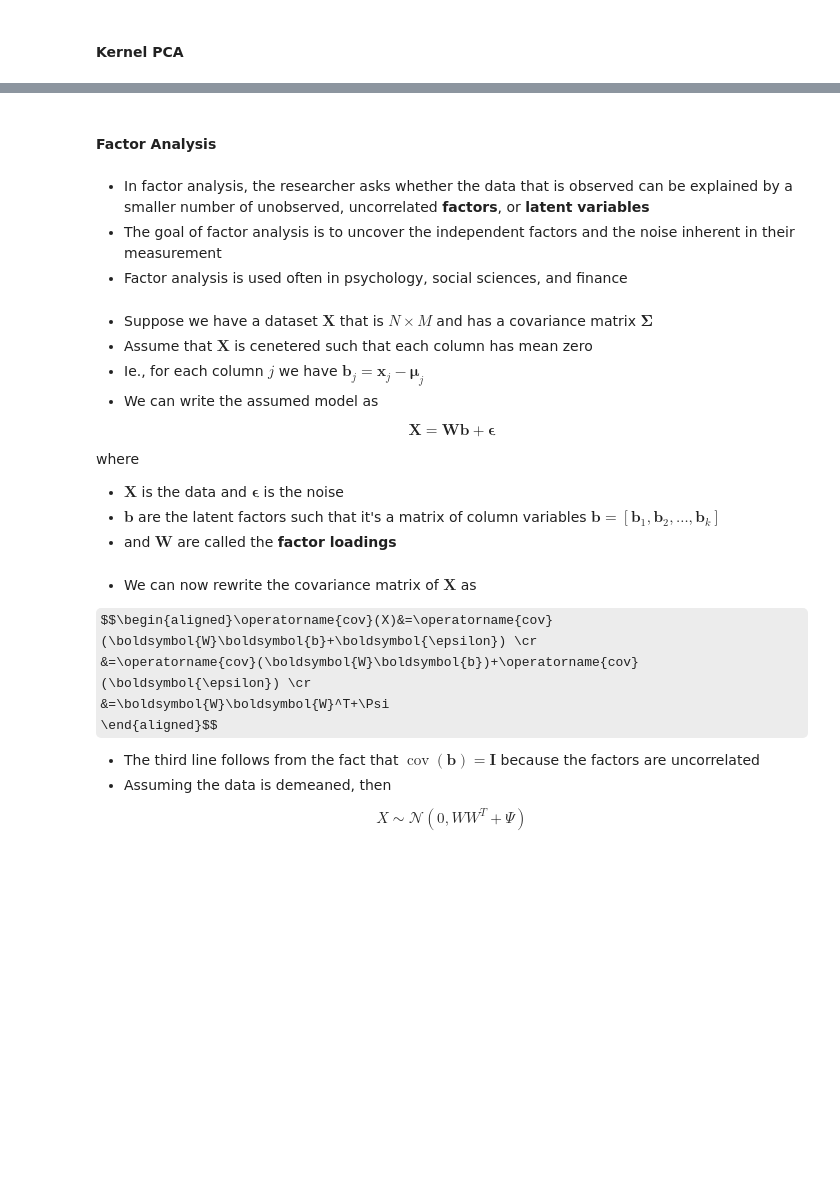
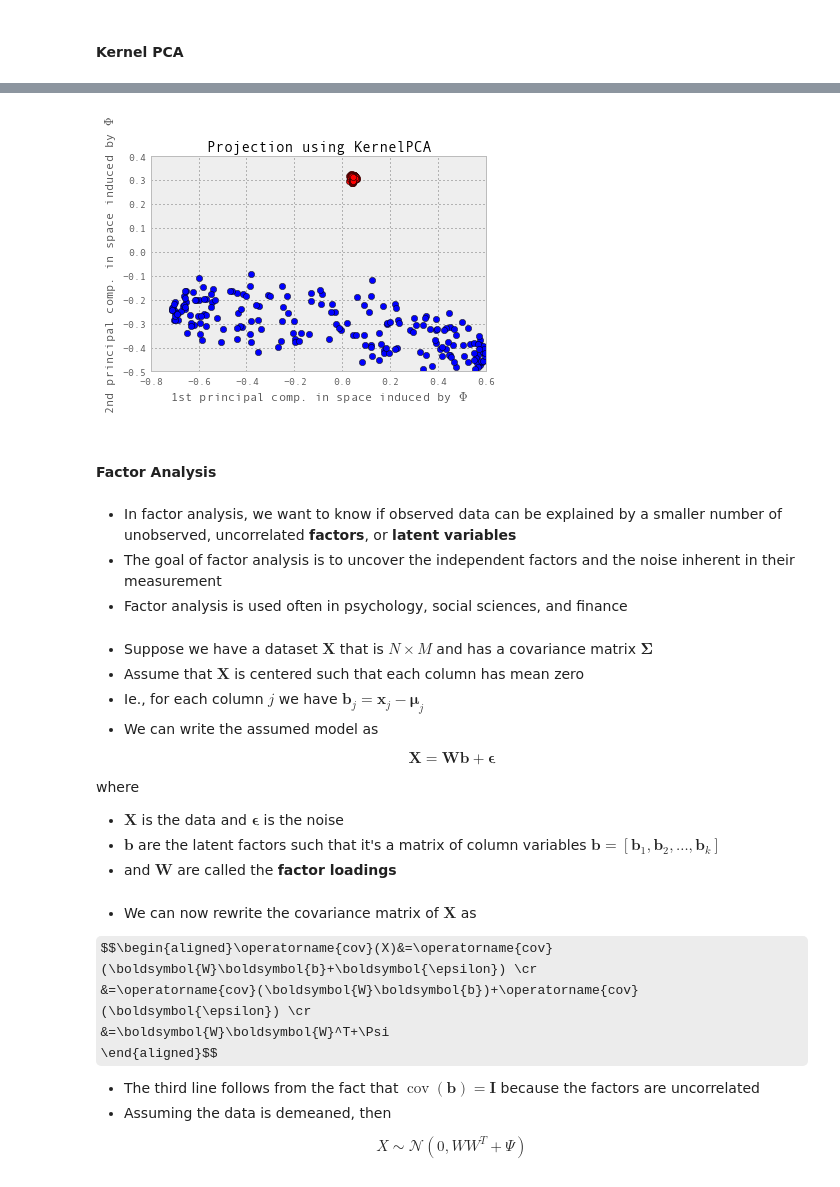
Before and after one commit to jseabold/csc432-notebooks, a Jupyter notebook: week14-01-dimension_reduction.ipynb, the cells around one changed output, grey strips where cells are left out. Saved outputs shown, nothing was run; the diff lists cells and outputs as text; code cells hidden in the pictures; some formulas as TeX source; blank space fills up the shorter version.

```diff
--- a/week14-01-dimension_reduction.ipynb
+++ b/week14-01-dimension_reduction.ipynb
@@ -583,12 +830,23 @@ axes[1].scatter(*y_direc.T, alpha=.6)
+# %%
+fig, ax = plt.subplots(figsize=(6,6), subplot_kw=dict(aspect='equal'))
+
+ax.set_title("Projection using KernelPCA")
+
+ax.plot(X_kpca[reds, 0], X_kpca[reds, 1], "ro")
+ax.plot(X_kpca[blues, 0], X_kpca[blues, 1], "bo")
+ax.set_xlabel("1st principal comp. in space induced by $\Phi$")
+ax.set_ylabel("2nd principal comp. in space induced by $\Phi$");
+# %% [output]
+[figure, added]
 # %% [markdown]
 #### Factor Analysis
 # %% [markdown]
-* In factor analysis, the researcher asks whether the data that is observed can be explained by a smaller number of unobserved, uncorrelated **factors**, or **latent variables**
+* In factor analysis, we want to know if observed data can be explained by a smaller number of unobserved, uncorrelated **factors**, or **latent variables**
 * The goal of factor analysis is to uncover the independent factors and the noise inherent in their measurement
 * Factor analysis is used often in psychology, social sciences, and finance
 # %% [markdown]
 * Suppose we have a dataset $\boldsymbol{X}$ that is $N\times M$ and has a covariance matrix $\boldsymbol{\Sigma}$
-* Assume that $\boldsymbol{X}$ is cenetered such that each column has mean zero
+* Assume that $\boldsymbol{X}$ is centered such that each column has mean zero
 * Ie., for each column $j$ we have $\boldsymbol{b}_j=\boldsymbol{x}_j-\boldsymbol{\mu}_j$
 * We can write the assumed model as
 
```
Also changed, not shown: parts of 167 cells of this notebook.
